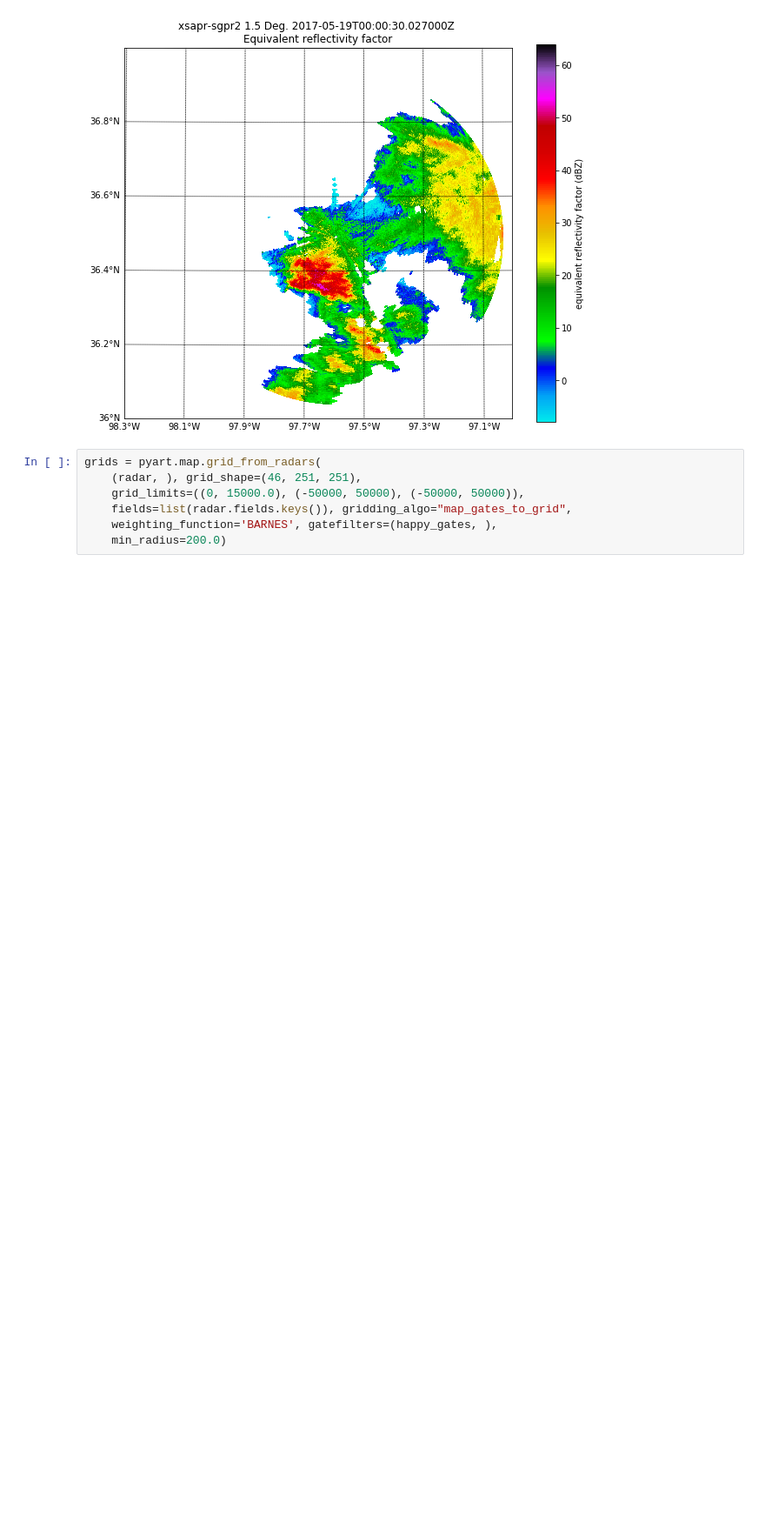
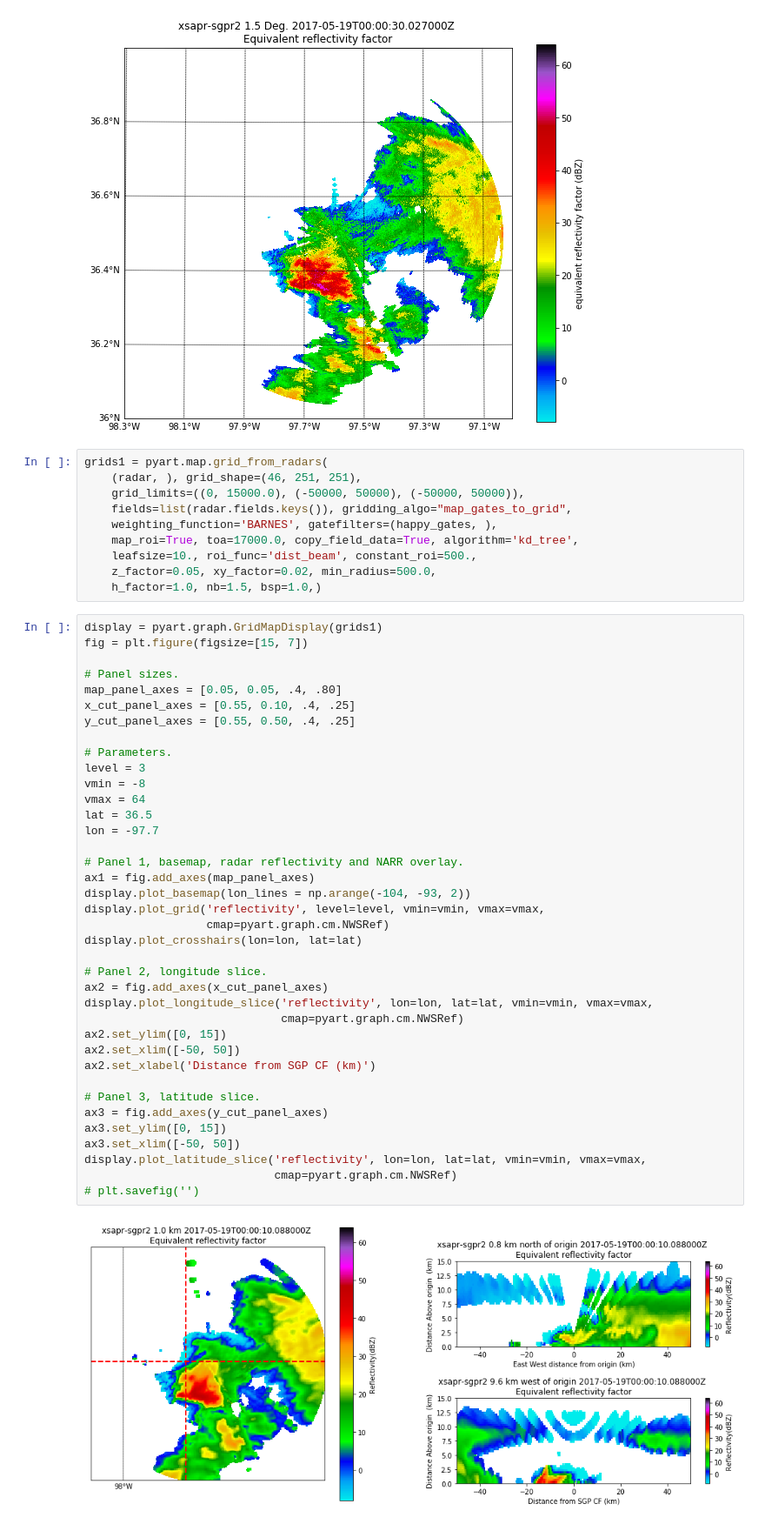
Before and after one commit to ANL-DIGR/mmcg-optimization, a Jupyter notebook: notebooks/mmcg_parameter_test.ipynb, the cells around one changed output. Shown at 87% size. Cells and saved outputs as stored; diff of their text form; blank space fills up the shorter version.

Commit message:
MAINT: Added more cells for plots and new grids.

```diff
--- a/notebooks/mmcg_parameter_test.ipynb
+++ b/notebooks/mmcg_parameter_test.ipynb
@@ -70,9 +70,52 @@ display.plot_ppi_map('reflectivity', sweep=1, resolution='c',
 # %% [output]
 [figure]
 # %%
-grids = pyart.map.grid_from_radars(
+grids1 = pyart.map.grid_from_radars(
     (radar, ), grid_shape=(46, 251, 251),
     grid_limits=((0, 15000.0), (-50000, 50000), (-50000, 50000)),
     fields=list(radar.fields.keys()), gridding_algo="map_gates_to_grid",
     weighting_function='BARNES', gatefilters=(happy_gates, ),
-    min_radius=200.0)
+    map_roi=True, toa=17000.0, copy_field_data=True, algorithm='kd_tree',
+    leafsize=10., roi_func='dist_beam', constant_roi=500.,
+    z_factor=0.05, xy_factor=0.02, min_radius=500.0,
+    h_factor=1.0, nb=1.5, bsp=1.0,)
+# %%
+display = pyart.graph.GridMapDisplay(grids1)
+fig = plt.figure(figsize=[15, 7])
+
+# Panel sizes.
+map_panel_axes = [0.05, 0.05, .4, .80]
+x_cut_panel_axes = [0.55, 0.10, .4, .25]
+y_cut_panel_axes = [0.55, 0.50, .4, .25]
+
+# Parameters.
+level = 3
+vmin = -8
+vmax = 64
+lat = 36.5
+lon = -97.7
+
+# Panel 1, basemap, radar reflectivity and NARR overlay.
+ax1 = fig.add_axes(map_panel_axes)
+display.plot_basemap(lon_lines = np.arange(-104, -93, 2))
+display.plot_grid('reflectivity', level=level, vmin=vmin, vmax=vmax,
+                  cmap=pyart.graph.cm.NWSRef)
+display.plot_crosshairs(lon=lon, lat=lat)
+
+# Panel 2, longitude slice.
+ax2 = fig.add_axes(x_cut_panel_axes)
+display.plot_longitude_slice('reflectivity', lon=lon, lat=lat, vmin=vmin, vmax=vmax,
+                             cmap=pyart.graph.cm.NWSRef)
+ax2.set_ylim([0, 15])
+ax2.set_xlim([-50, 50])
+ax2.set_xlabel('Distance from SGP CF (km)')
+
+# Panel 3, latitude slice.
+ax3 = fig.add_axes(y_cut_panel_axes)
+ax3.set_ylim([0, 15])
+ax3.set_xlim([-50, 50])
+display.plot_latitude_slice('reflectivity', lon=lon, lat=lat, vmin=vmin, vmax=vmax,
+                            cmap=pyart.graph.cm.NWSRef)
+# plt.savefig('')
+# %% [output]
+[figure, added]
```
Also changed, not shown: parts of 6 cells of this notebook.
